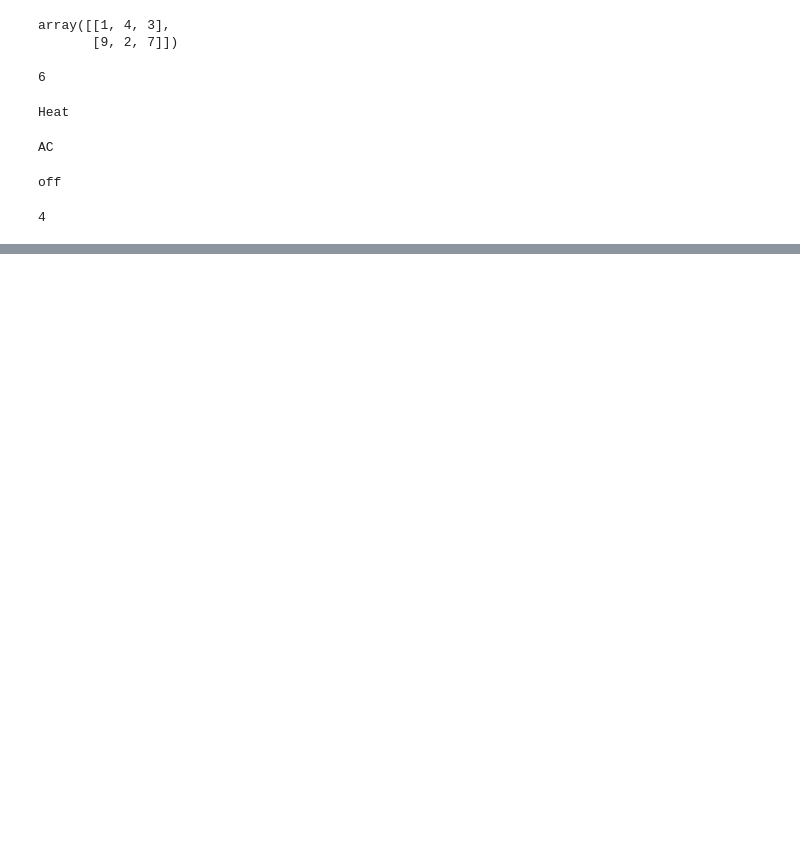
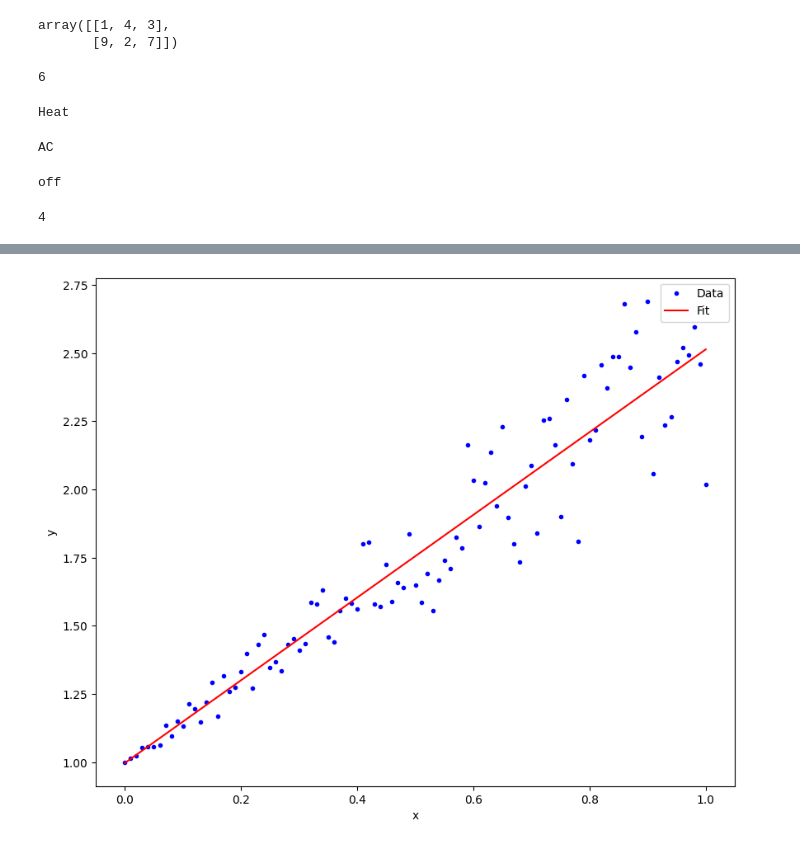
Before and after one commit to TrollfaceGaming69/ScientificComputing, a Jupyter notebook: 2802483972_Al_Fatih_Miftahul_Bilad.ipynb, the cells around one changed output, grey strips where cells are left out. Drawn from its saved outputs; the diff is of its cells as text; code cells hidden in the pictures; blank space fills up the shorter version.

```diff
--- a/2802483972_Al_Fatih_Miftahul_Bilad.ipynb
+++ b/2802483972_Al_Fatih_Miftahul_Bilad.ipynb
@@ -139,0 +109,12 @@ Grade A-
+# %%
+import numpy as jawa
+a = [[8, 3, -3], [-2, -8, 5], [3, 5, 10]]
+
+diag = jawa.diag(jawa.abs(a))
+
+off_diag = jawa.sum(jawa.abs(a), axis = 1) - diag
+
+if jawa.all(diag > off_diag):
+  print('matrix is diagonally dominant')
+else:
+  print('not diagonally dominant')
@@ -139,0 +284,10 @@ Grade A-
+# %%
+plt.figure(figsize=(10, 8))
+plt.plot(x, y, 'b.', label='Data')
+plt.plot(x, alpha[0]*x + alpha[1], 'r', label ='Fit')
+plt.xlabel('x')
+plt.ylabel('y')
+plt.legend()
+plt.show()
+# %% [output]
+[figure, added]
```
Also changed, not shown: parts of 14 cells of this notebook.
